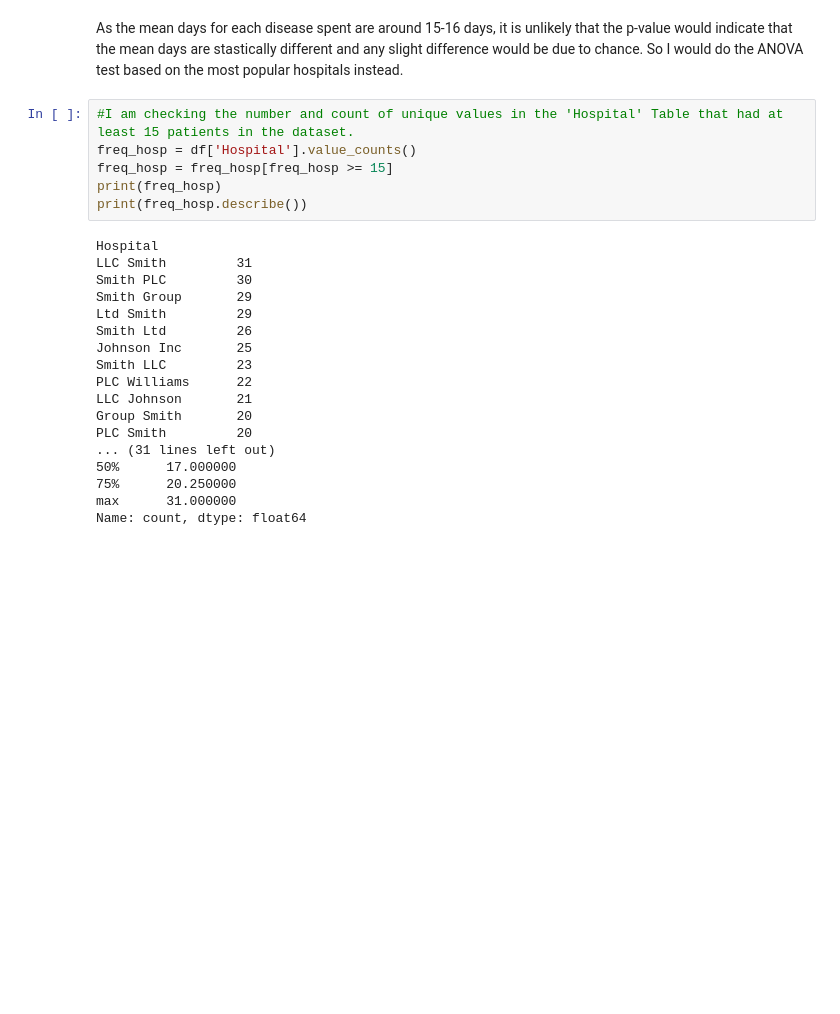
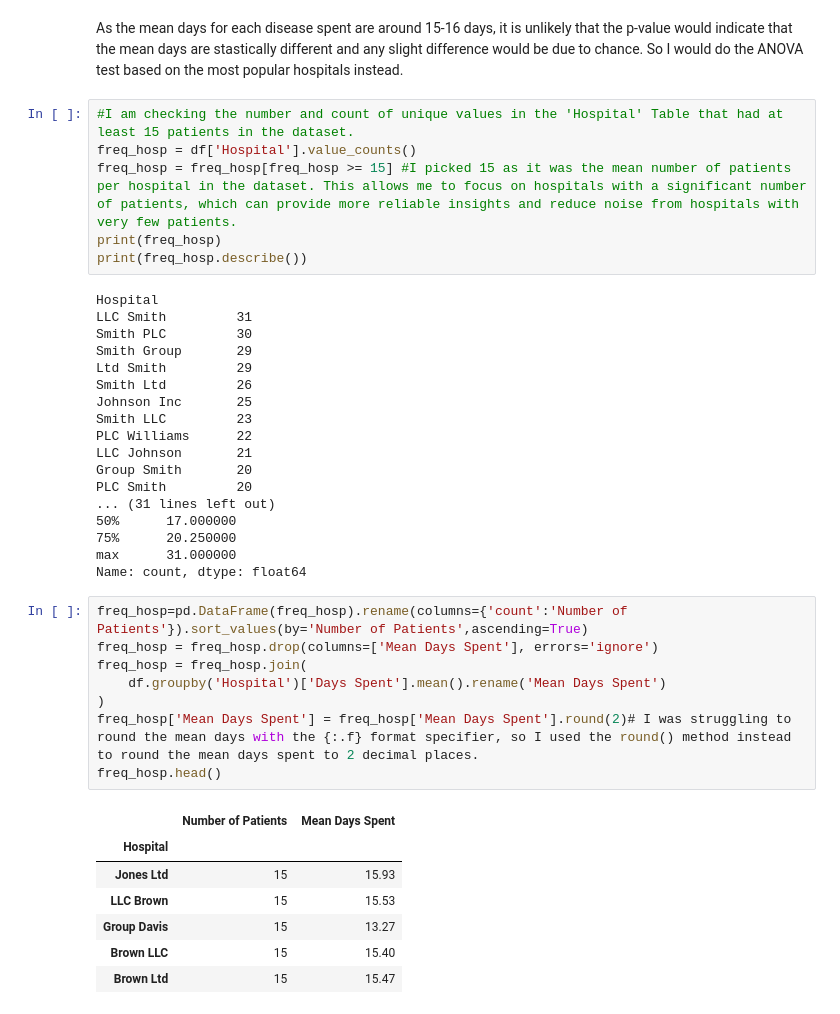
Before and after one commit to agbahovbejasmine-del/hospital_data_project, a Jupyter notebook: hospital_analysis.ipynb, the cells around one changed output. Cells and saved outputs as stored; diff of their text form; blank space fills up the shorter version.

Commit message:
Finished up on the tables

```diff
--- a/hospital_analysis.ipynb
+++ b/hospital_analysis.ipynb
@@ -268,7 +268,7 @@ So I would do the ANOVA test based on the most popular hospitals instead.
 # %%
 #I am checking the number and count of unique values in the 'Hospital' Table that had at least 15 patients in the dataset.
 freq_hosp = df['Hospital'].value_counts()
-freq_hosp = freq_hosp[freq_hosp >= 15]
+freq_hosp = freq_hosp[freq_hosp >= 15] #I picked 15 as it was the mean number of patients per hospital in the dataset. This allows me to focus on hospitals with a significant number of patients, which can provide more reliable insights and reduce noise from hospitals with very few patients.
 print(freq_hosp)
 print(freq_hosp.describe())
 # %% [output]
@@ -289,3 +289,19 @@ PLC Smith         20
 75%      20.250000
 max      31.000000
 Name: count, dtype: float64
+# %%
+freq_hosp=pd.DataFrame(freq_hosp).rename(columns={'count':'Number of Patients'}).sort_values(by='Number of Patients',ascending=True)
+freq_hosp = freq_hosp.drop(columns=['Mean Days Spent'], errors='ignore')
+freq_hosp = freq_hosp.join(
+    df.groupby('Hospital')['Days Spent'].mean().rename('Mean Days Spent')
+)
+freq_hosp['Mean Days Spent'] = freq_hosp['Mean Days Spent'].round(2)# I was struggling to round the mean days with the {:.f} format specifier, so I used the round() method instead to round the mean days spent to 2 decimal places.
+freq_hosp.head()
+# %% [output]
+|  | Number of Patients | Mean Days Spent |
+| Hospital |  |  |
+| Jones Ltd | 15 | 15.93 |
+| LLC Brown | 15 | 15.53 |
+| Group Davis | 15 | 13.27 |
+| Brown LLC | 15 | 15.40 |
+| Brown Ltd | 15 | 15.47 |
```
